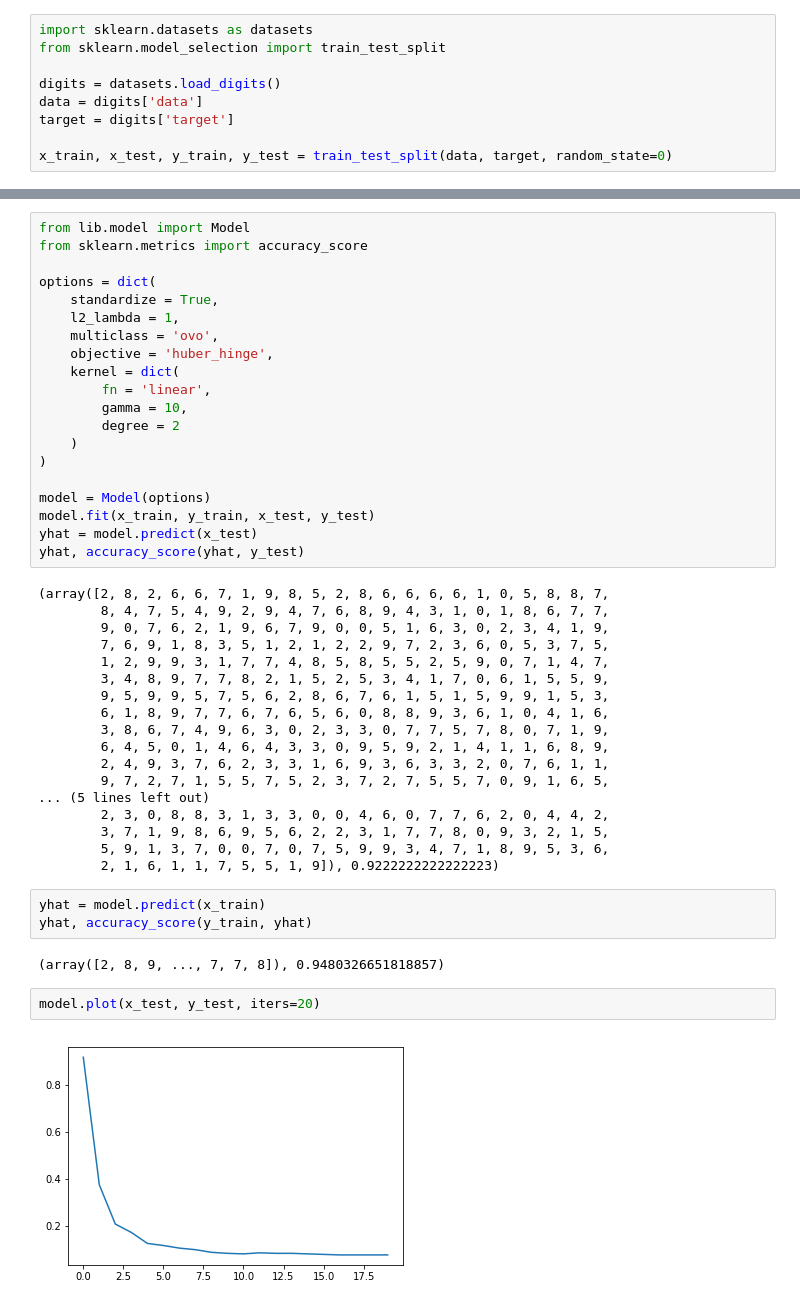
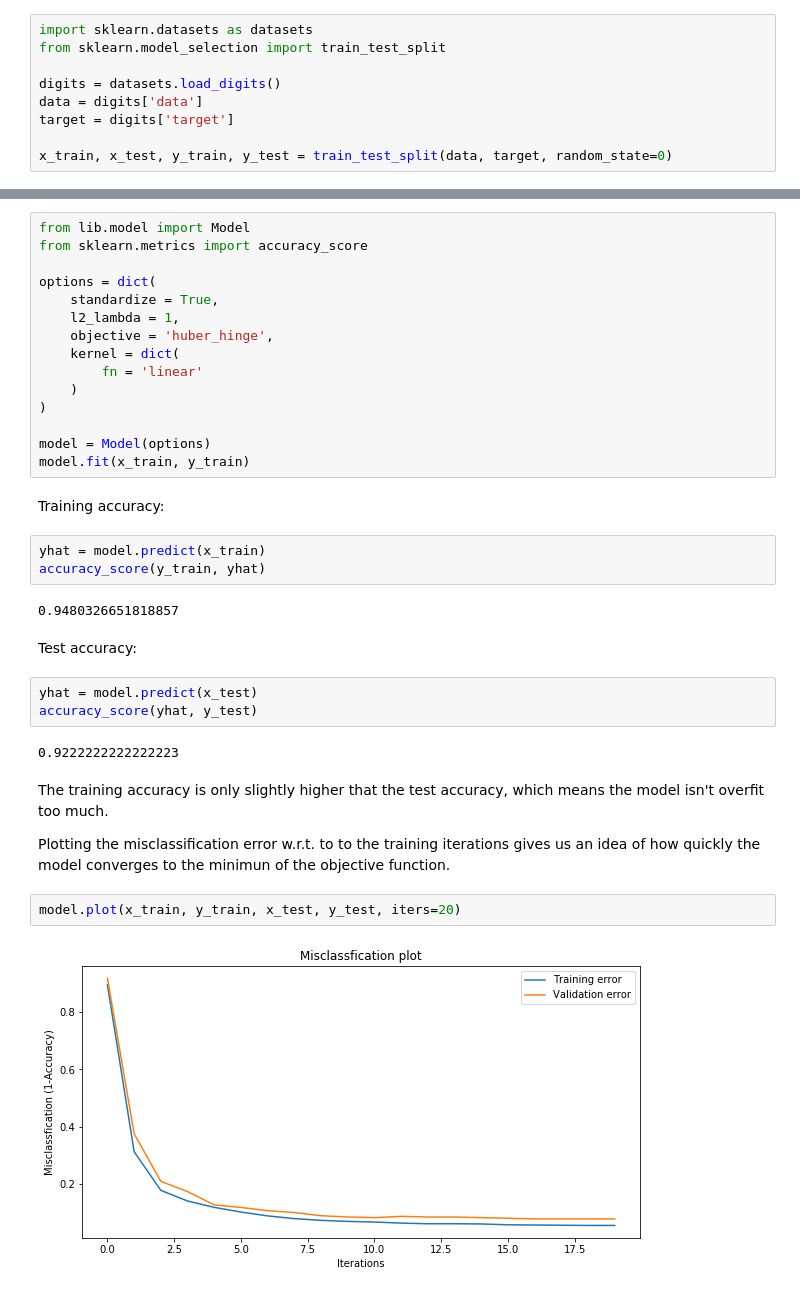
Before and after one commit to viv-r/kernel-svm-implementation, a Jupyter notebook: digits_dataset_demo.ipynb, the cells around one changed output, grey strips where cells are left out. Cells and saved outputs as stored; diff of their text form.

```diff
--- a/digits_dataset_demo.ipynb
+++ b/digits_dataset_demo.ipynb
@@ -17,43 +38,35 @@ from sklearn.metrics import accuracy_score
 options = dict(
     standardize = True,
     l2_lambda = 1,
-    multiclass = 'ovo',
     objective = 'huber_hinge',
     kernel = dict(
-        fn = 'linear',
-        gamma = 10,
-        degree = 2
+        fn = 'linear'
     )
 )
 
 model = Model(options)
-model.fit(x_train, y_train, x_test, y_test)
-yhat = model.predict(x_test)
-yhat, accuracy_score(yhat, y_test)
+model.fit(x_train, y_train)
-# %% [output]
-(array([2, 8, 2, 6, 6, 7, 1, 9, 8, 5, 2, 8, 6, 6, 6, 6, 1, 0, 5, 8, 8, 7,
-        8, 4, 7, 5, 4, 9, 2, 9, 4, 7, 6, 8, 9, 4, 3, 1, 0, 1, 8, 6, 7, 7,
-        9, 0, 7, 6, 2, 1, 9, 6, 7, 9, 0, 0, 5, 1, 6, 3, 0, 2, 3, 4, 1, 9,
-        7, 6, 9, 1, 8, 3, 5, 1, 2, 1, 2, 2, 9, 7, 2, 3, 6, 0, 5, 3, 7, 5,
-        1, 2, 9, 9, 3, 1, 7, 7, 4, 8, 5, 8, 5, 5, 2, 5, 9, 0, 7, 1, 4, 7,
-        3, 4, 8, 9, 7, 7, 8, 2, 1, 5, 2, 5, 3, 4, 1, 7, 0, 6, 1, 5, 5, 9,
-        9, 5, 9, 9, 5, 7, 5, 6, 2, 8, 6, 7, 6, 1, 5, 1, 5, 9, 9, 1, 5, 3,
-        6, 1, 8, 9, 7, 7, 6, 7, 6, 5, 6, 0, 8, 8, 9, 3, 6, 1, 0, 4, 1, 6,
-        3, 8, 6, 7, 4, 9, 6, 3, 0, 2, 3, 3, 0, 7, 7, 5, 7, 8, 0, 7, 1, 9,
-        6, 4, 5, 0, 1, 4, 6, 4, 3, 3, 0, 9, 5, 9, 2, 1, 4, 1, 1, 6, 8, 9,
-        2, 4, 9, 3, 7, 6, 2, 3, 3, 1, 6, 9, 3, 6, 3, 3, 2, 0, 7, 6, 1, 1,
-        9, 7, 2, 7, 1, 5, 5, 7, 5, 2, 3, 7, 2, 7, 5, 5, 7, 0, 9, 1, 6, 5,
-... (5 lines left out)
-        2, 3, 0, 8, 8, 3, 1, 3, 3, 0, 0, 4, 6, 0, 7, 7, 6, 2, 0, 4, 4, 2,
-        3, 7, 1, 9, 8, 6, 9, 5, 6, 2, 2, 3, 1, 7, 7, 8, 0, 9, 3, 2, 1, 5,
-        5, 9, 1, 3, 7, 0, 0, 7, 0, 7, 5, 9, 9, 3, 4, 7, 1, 8, 9, 5, 3, 6,
-        2, 1, 6, 1, 1, 7, 5, 5, 1, 9]), 0.9222222222222223)
+# %% [markdown]
+Training accuracy:
 # %%
 yhat = model.predict(x_train)
-yhat, accuracy_score(y_train, yhat)
+accuracy_score(y_train, yhat)
 # %% [output]
-(array([2, 8, 9, ..., 7, 7, 8]), 0.9480326651818857)
+0.9480326651818857
+# %% [markdown]
+Test accuracy:
+# %%
+yhat = model.predict(x_test)
+accuracy_score(yhat, y_test)
+# %% [output]
+0.9222222222222223
+# %% [markdown]
+The training accuracy is only slightly higher that the test accuracy, which means the
+model isn't overfit too much.
+
+Plotting the misclassification error w.r.t. to to the training iterations gives us
+an idea of how quickly the model converges to the minimun of the objective function.
 # %%
-model.plot(x_test, y_test, iters=20)
+model.plot(x_train, y_train, x_test, y_test, iters=20)
 # %% [output]
-[figure, old version]
+[figure, new version]
```
Also changed, not shown: parts of 6 cells of this notebook, 9 other files.
